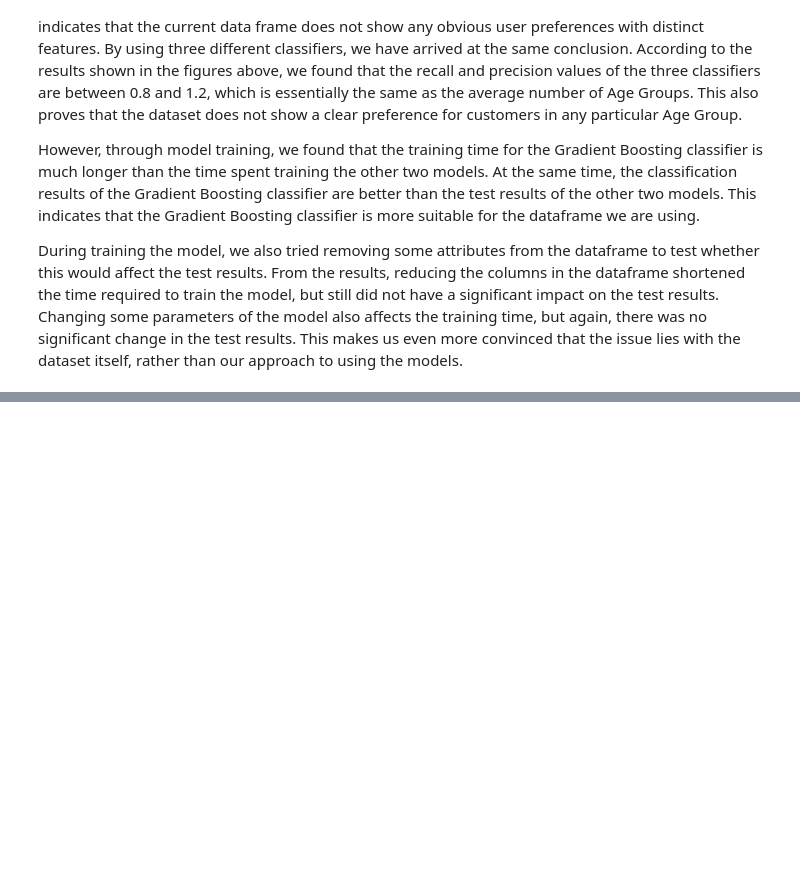
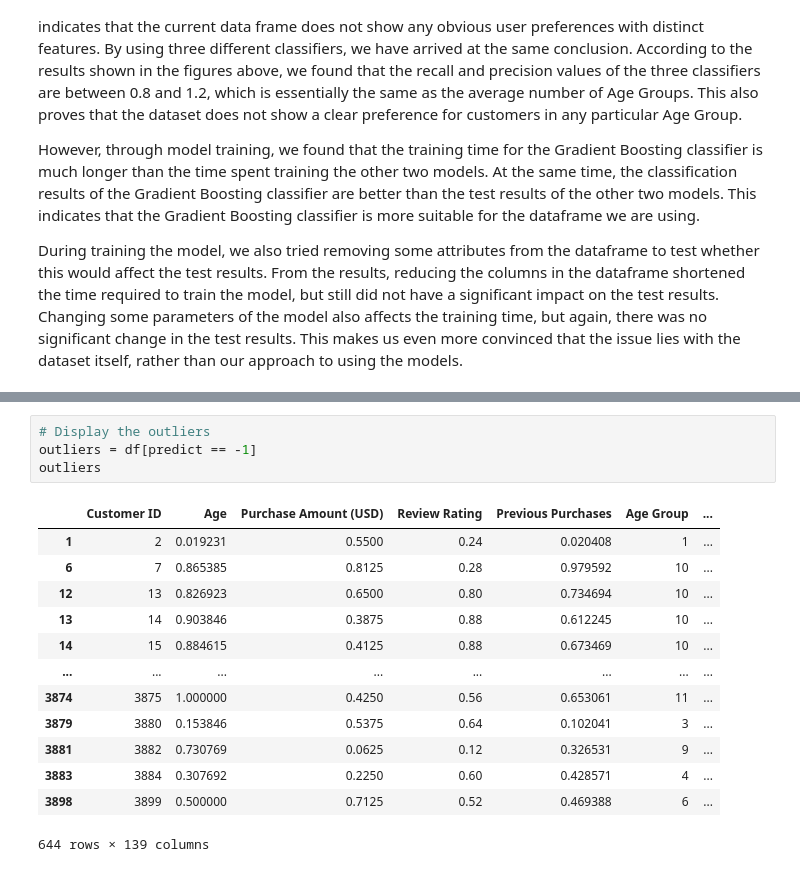
Before and after one commit to uOttawa-Collabs/CSI4142-Winter-2024-Project, a Jupyter notebook: Data Mining.ipynb, the cells around one changed output, grey strips where cells are left out. Drawn from its saved outputs; the diff is of its cells as text; blank space fills up the shorter version.

```diff
--- a/Data Mining.ipynb
+++ b/Data Mining.ipynb
@@ -478,0 +498,18 @@ During training the model, we also tried removing some attributes from the dataf
+# %%
+# Display the outliers
+outliers = df[predict == -1]
+outliers
+# %% [output]
+|  | Customer ID | Age | Purchase Amount (USD) | Review Rating | Previous Purchases | Age Group | ... |
+| 1 | 2 | 0.019231 | 0.5500 | 0.24 | 0.020408 | 1 | ... |
+| 6 | 7 | 0.865385 | 0.8125 | 0.28 | 0.979592 | 10 | ... |
+| 12 | 13 | 0.826923 | 0.6500 | 0.80 | 0.734694 | 10 | ... |
+| 13 | 14 | 0.903846 | 0.3875 | 0.88 | 0.612245 | 10 | ... |
+| 14 | 15 | 0.884615 | 0.4125 | 0.88 | 0.673469 | 10 | ... |
+| ... | ... | ... | ... | ... | ... | ... | ... |
+| 3874 | 3875 | 1.000000 | 0.4250 | 0.56 | 0.653061 | 11 | ... |
+| 3879 | 3880 | 0.153846 | 0.5375 | 0.64 | 0.102041 | 3 | ... |
+| 3881 | 3882 | 0.730769 | 0.0625 | 0.12 | 0.326531 | 9 | ... |
+| 3883 | 3884 | 0.307692 | 0.2250 | 0.60 | 0.428571 | 4 | ... |
+| 3898 | 3899 | 0.500000 | 0.7125 | 0.52 | 0.469388 | 6 | ... |
+644 rows × 139 columns
```
Also changed, not shown: parts of 12 cells of this notebook.
